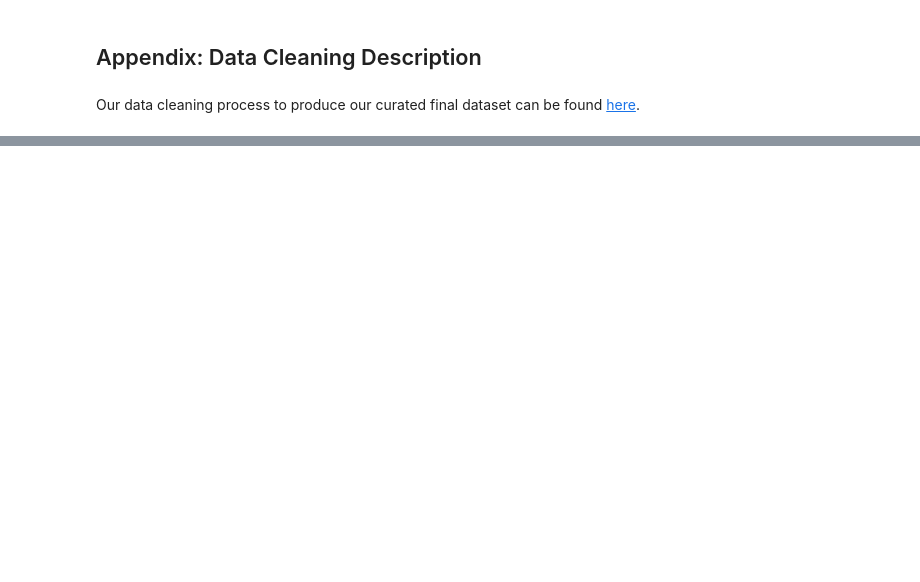
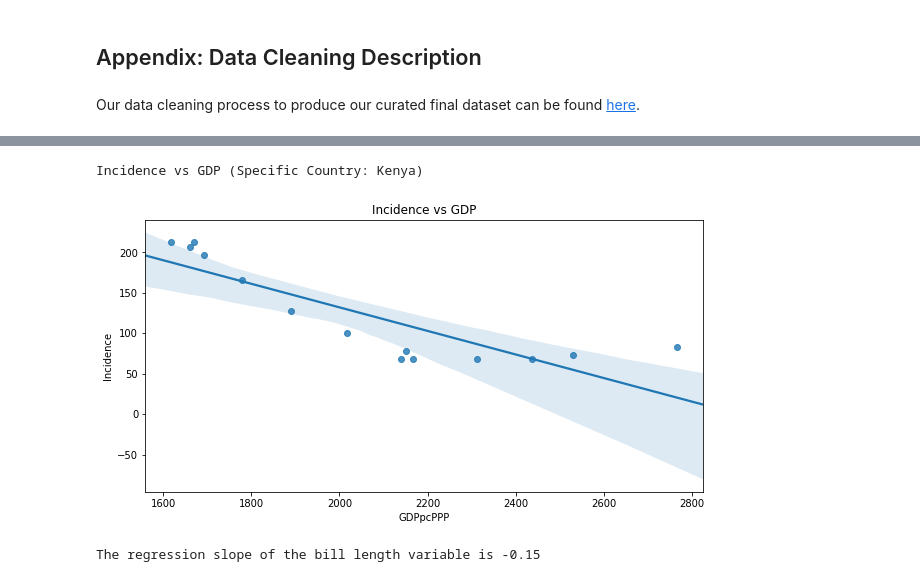
Before and after one commit to mcuadera/info_2950_malaria_project, a Jupyter notebook: phase_submissions/Phase_5.ipynb, the cells around one changed output, grey strips where cells are left out. Drawn from its saved outputs; the diff is of its cells as text; code cells hidden in the pictures; blank space fills up the shorter version.

```diff
--- a/phase_submissions/Phase_5.ipynb
+++ b/phase_submissions/Phase_5.ipynb
@@ -795,0 +833,16 @@ Our data cleaning process to produce our curated final dataset can be found [her
+# %%
+print("Incidence vs GDP (Specific Country: Kenya)")
+kenya = malaria_df_no_na[malaria_df_no_na['Country']=="Kenya"]
+sns.regplot(data = kenya , x = "GDPpcPPP", y = "Incidence")
+plt.xlabel("GDPpcPPP")
+plt.ylabel("Incidence")
+plt.title("Incidence vs GDP")
+plt.show()
+lr = LinearRegression()
+model = lr.fit(kenya[['GDPpcPPP']], kenya["Incidence"])
+slope = model.coef_[0]
+print("The regression slope of the bill length variable is {:.2f}".format(slope))
+# %% [output]
+Incidence vs GDP (Specific Country: Kenya)
+[figure, added]
+The regression slope of the bill length variable is -0.15
```
Also changed, not shown: parts of 20 cells of this notebook.
